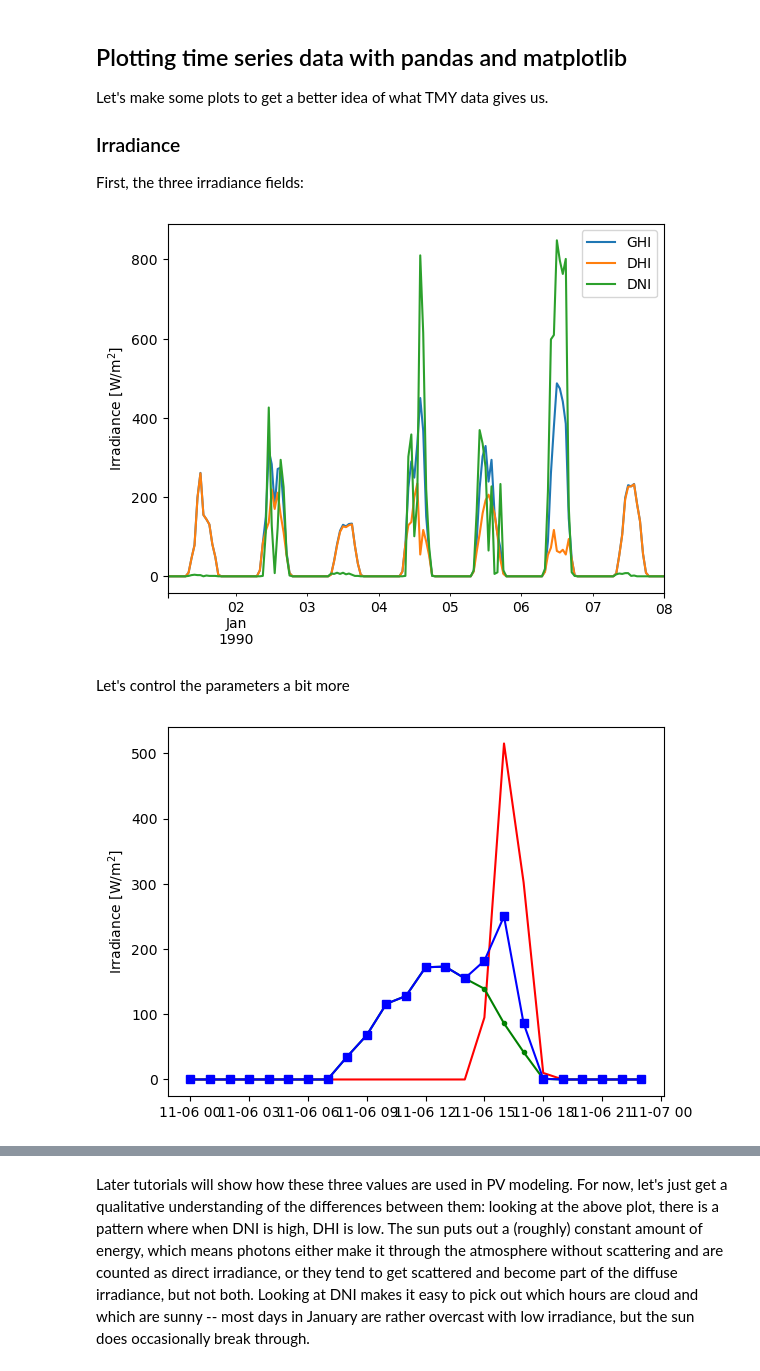
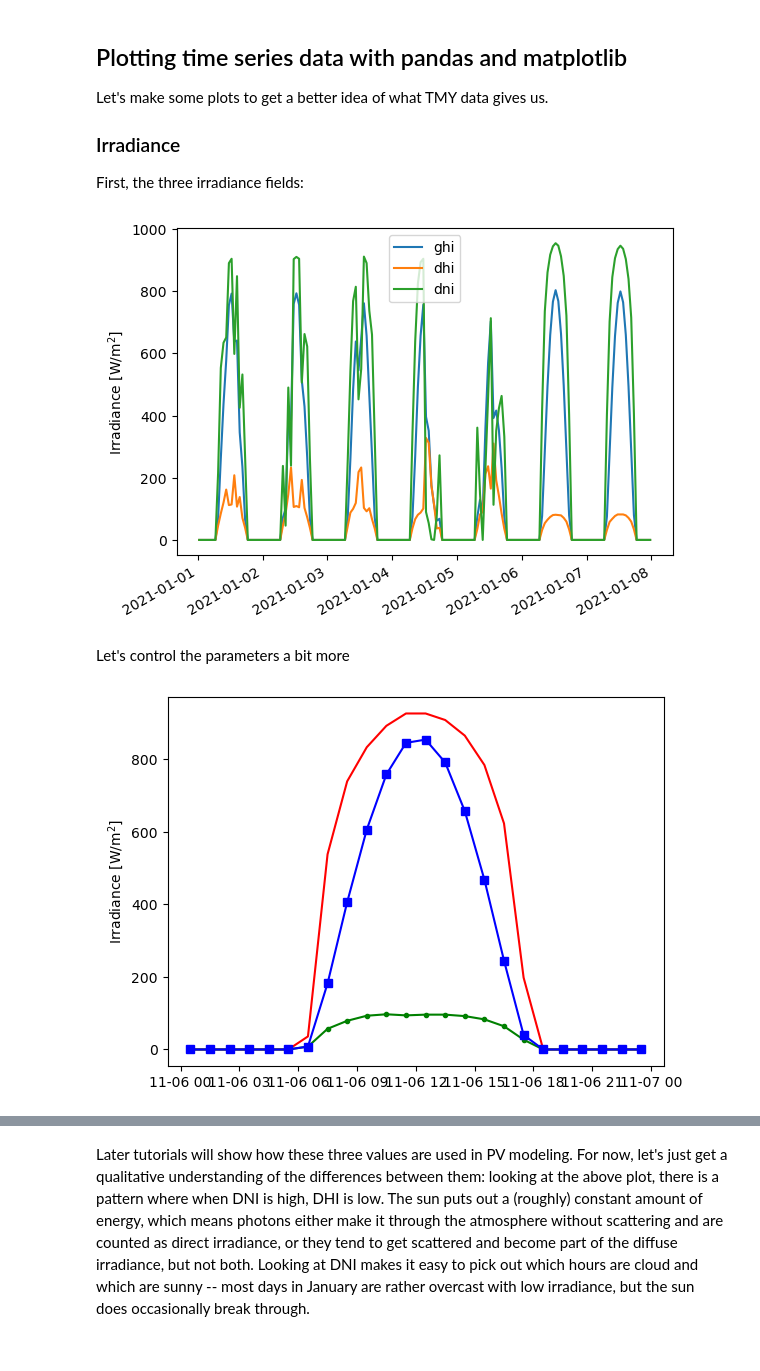
Before and after one commit to PV-Tutorials/2025_pvlib_UNM, a Jupyter notebook: Tutorial 1 - TMY Weather Data.ipynb, the cells around one changed output, grey strips where cells are left out. Cells and saved outputs as stored; diff of their text form; code cells hidden in the pictures.

```diff
--- a/Tutorial 1 - TMY Weather Data.ipynb
+++ b/Tutorial 1 - TMY Weather Data.ipynb
@@ -178,11 +178,11 @@ if NREL_API_KEY is None:
     except KeyError:
         NREL_API_KEY = 'DEMO_KEY'  # OK for this demo, but better to get your own key
 # %%
-df, metadata = pvlib.iotools.get_psm3(
+df_tmy, metadata = pvlib.iotools.get_psm3(
     latitude=18.4671, longitude=-66.1185,
     api_key=NREL_API_KEY,
-    email='mark.mikofski@dnv.com',  # <-- any email works here fine
-    names='tmy')
+    email='silvana.ovaitt@nrel.com',  # <-- any email works here fine
+    names='2021')
 metadata
 # %% [output]
 {'Source': 'NSRDB',
@@ -308,7 +271,7 @@ At this point we are interested in <b> GHI, DHI, DNI, DryBulb </b> and <b> Wind
 # GHI, DHI, DNI are irradiance measurements
 # DryBulb is the "dry-bulb" (ambient) temperature
 # Wspd is wind speed
-df = df_tmy[['GHI', 'DHI', 'DNI', 'DryBulb', 'Wspd']]
+df_tmy = df_tmy[['ghi', 'dhi', 'dni', 'temp_air', 'wind_speed']]
 # show the first 15 rows:
-df.head(15)
+df_tmy.head(15)
 # %% [output]
@@ -337,21 +300,21 @@ Let's make some plots to get a better idea of what TMY data gives us.
 
 First, the three irradiance fields:
 # %%
-first_week = df.head(24*7)  # Plotting 7 days, each one has 24 hours or entries
-first_week[['GHI', 'DHI', 'DNI']].plot()
+first_week = df_tmy.head(24*7)  # Plotting 7 days, each one has 24 hours or entries
+first_week[['ghi', 'dhi', 'dni']].plot()
 plt.ylabel('Irradiance [W/m$^2$]');
 # %% [output]
-[figure, old version]
+[figure, new version]
 # %% [markdown]
 Let's control the parameters a bit more
 # %%
-birthday = df.loc['1990-11-06':'1990-11-06']
-plt.plot(birthday['DNI'], color='r')
-plt.plot(birthday['DHI'], color='g', marker='.')
-plt.plot(birthday['GHI'], color='b', marker='s')
+birthday = df_tmy.loc['2021-11-06':'2021-11-06']
+plt.plot(birthday['dni'], color='r')
+plt.plot(birthday['dhi'], color='g', marker='.')
+plt.plot(birthday['ghi'], color='b', marker='s')
 plt.ylabel('Irradiance [W/m$^2$]');
 # %% [output]
-[figure, old version]
+[figure, new version]
 # %% [markdown]
 #### Exercise
 
```
Also changed, not shown: parts of 26 cells of this notebook, 5 other files.
